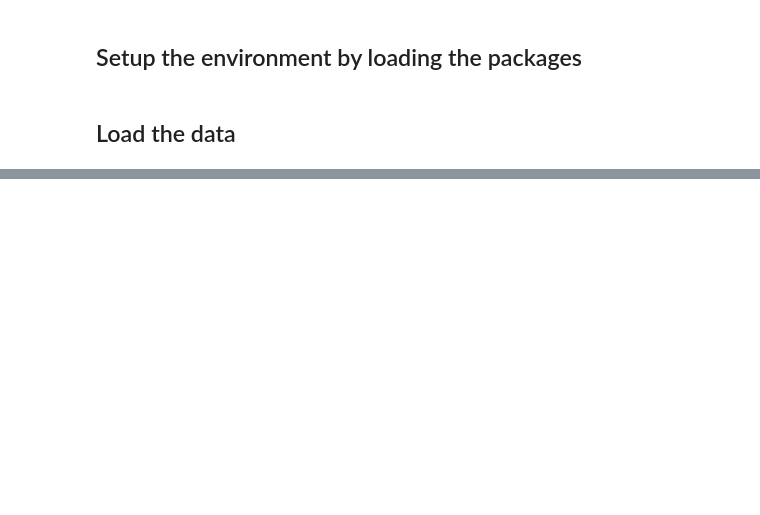
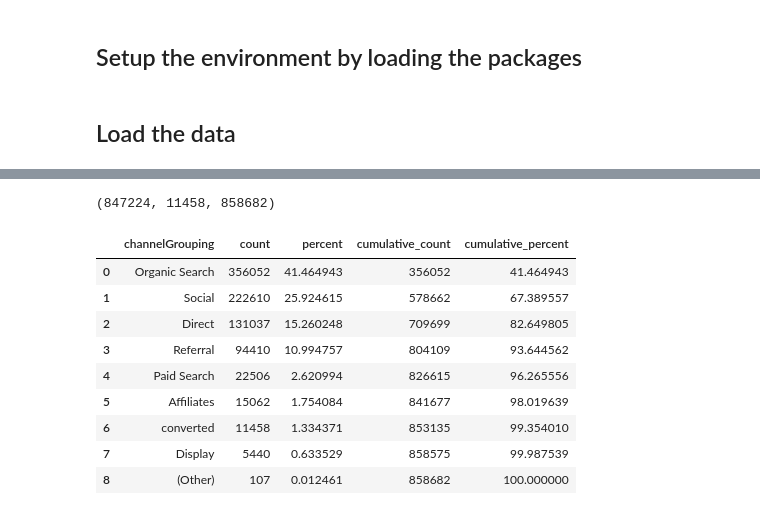
Before and after one commit to phillip1029/data-science-with-Python, a Jupyter notebook: customer_journey_with_Python.ipynb, the cells around one changed output, grey strips where cells are left out. Drawn from its saved outputs; the diff is of its cells as text; code cells hidden in the pictures; blank space fills up the shorter version.

```diff
--- a/customer_journey_with_Python.ipynb
+++ b/customer_journey_with_Python.ipynb
@@ -512,0 +29,5 @@ fig.show()
+# %%
+# select rows where total_transactions > 0
+df_converted = df[df['total_transactions'] > 0]
+df_converted['channelGrouping'] = 'converted'
+df_converted.head()
@@ -512,0 +41,20 @@ fig.show()
+# %%
+# combine df and df_converted
+df_combined = pd.concat([df, df_converted], axis=0)
+# %%
+len(df), len(df_converted), len(df_combined)
+# %% [output]
+(847224, 11458, 858682)
+# %%
+df_combined.stb.freq(["channelGrouping"])
+# %% [output]
+|  | channelGrouping | count | percent | cumulative_count | cumulative_percent |
+| 0 | Organic Search | 356052 | 41.464943 | 356052 | 41.464943 |
+| 1 | Social | 222610 | 25.924615 | 578662 | 67.389557 |
+| 2 | Direct | 131037 | 15.260248 | 709699 | 82.649805 |
+| 3 | Referral | 94410 | 10.994757 | 804109 | 93.644562 |
+| 4 | Paid Search | 22506 | 2.620994 | 826615 | 96.265556 |
+| 5 | Affiliates | 15062 | 1.754084 | 841677 | 98.019639 |
+| 6 | converted | 11458 | 1.334371 | 853135 | 99.354010 |
+| 7 | Display | 5440 | 0.633529 | 858575 | 99.987539 |
+| 8 | (Other) | 107 | 0.012461 | 858682 | 100.000000 |
```
Also changed, not shown: parts of 43 cells of this notebook, 1 other file.
